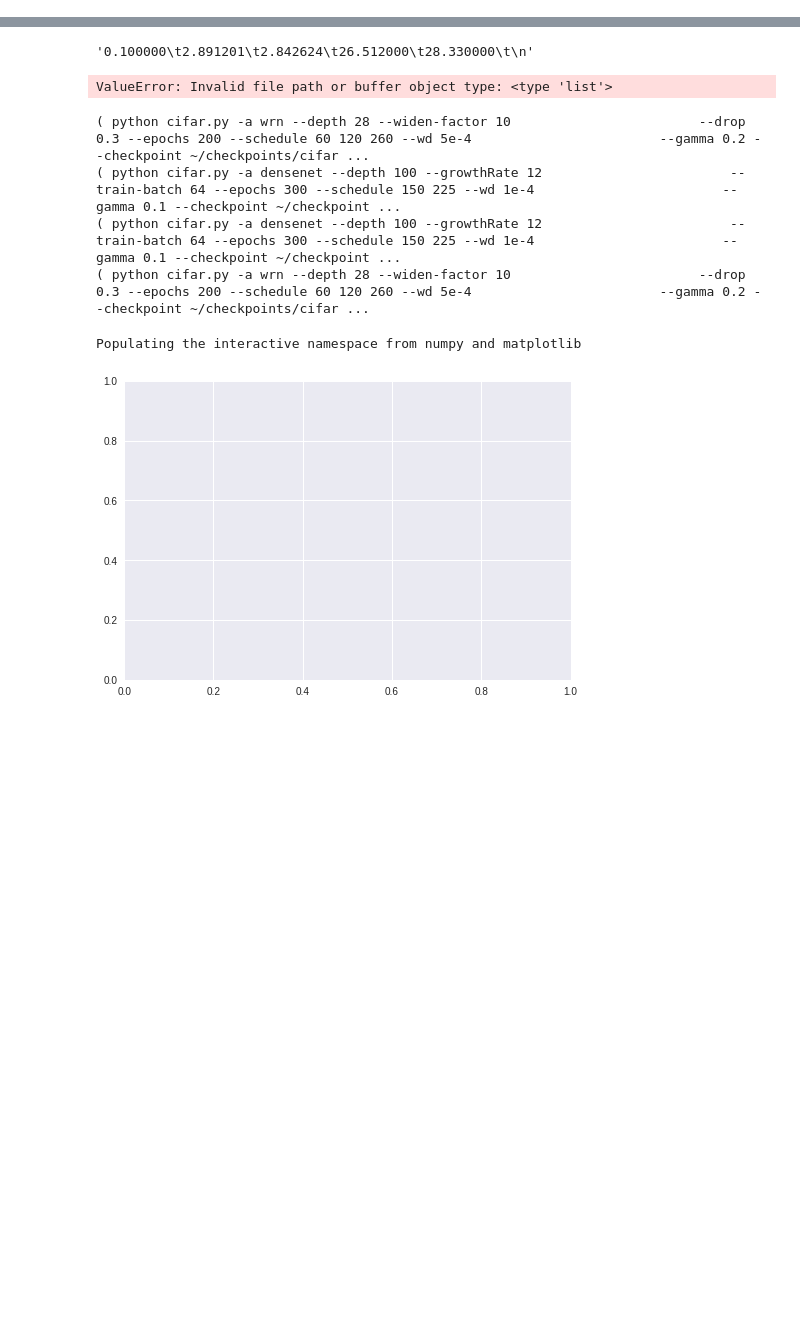
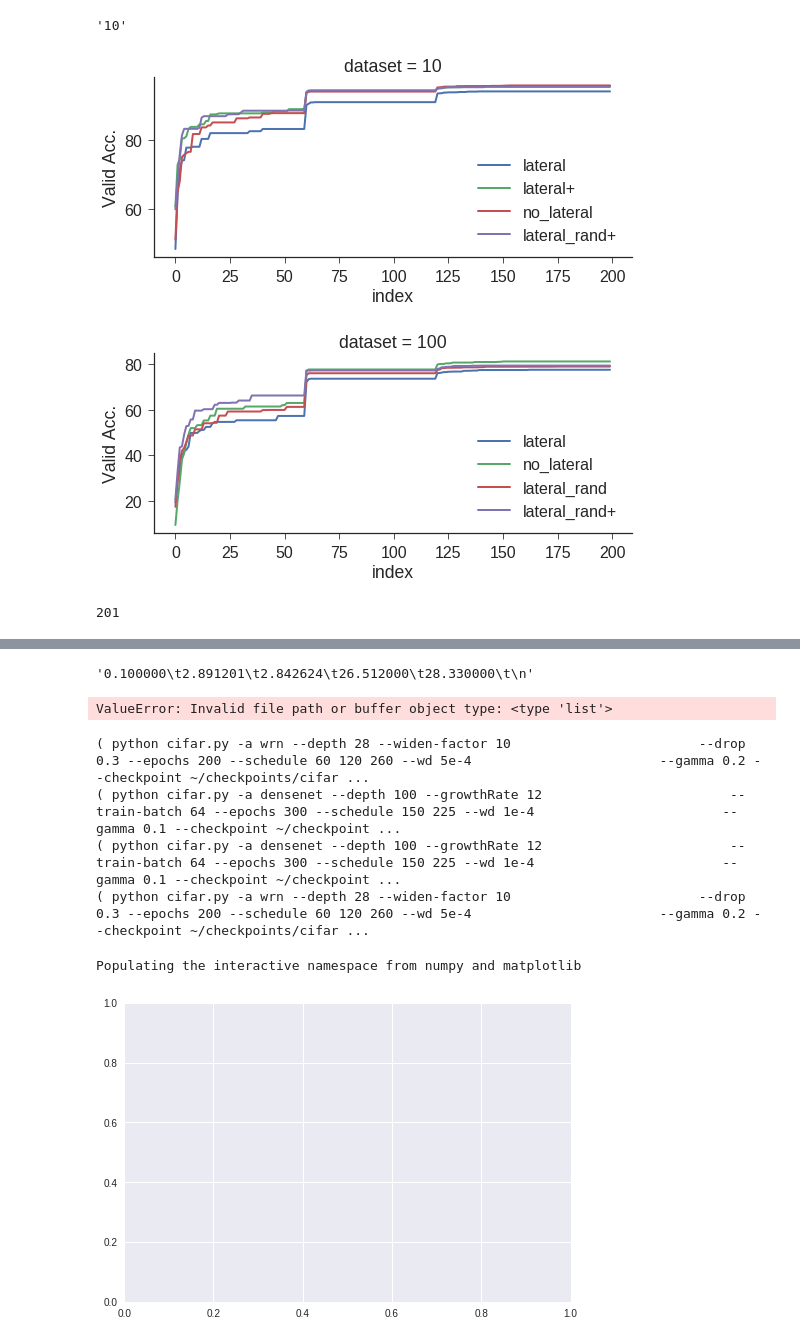
Before and after one commit to rosenfeldamir/pytorch-classification, a Jupyter notebook: Lateral Inhibition.ipynb, the cells around one changed output, grey strips where cells are left out. Drawn from its saved outputs; the diff is of its cells as text; code cells hidden in the pictures; blank space fills up the shorter version.

```diff
--- a/Lateral Inhibition.ipynb
+++ b/Lateral Inhibition.ipynb
@@ -0,0 +167,16 @@
+# %%
+df1=pd.DataFrame(opts_list)
+for dataset in ['10','100']:
+    print '...'
+    df1.loc[df1.dataset==dataset,'total_params']-=min_params_per_dataset[dataset]
+#df1 = df1[df1.perf>0]
+df1.sort_values('total_params')
+
+del df1['epochs']
+del df1['short_trials']
+del df1['trial']
+#df1 = df1[['dataset','lateral','let_inhibition_learn', 'to_repeat','total_params','perf']]
+
+df1=df1.groupby(['dataset','lateral','let_inhibition_learn','to_repeat'],as_index=False).mean().sort_values('perf',ascending=False)#,ascending=False)
+#df2[['dataset','lateral','to_repeat','total_params','perf']]
+df1[df1.dataset=='10']
@@ -0,0 +439,19 @@
+# %%
+a[0]['dataset']
+# %% [output]
+'10'
+# %%
+sns.set_context('paper',font_scale=2)
+sns.set_style('ticks')
+for dataset in ['10','100']:
+    g = sns.FacetGrid(data=z[z.dataset==dataset],col='dataset',hue='mode',size=4,aspect=2)
+    g = g.map_dataframe(plt.plot,'index', 'Valid Acc.',linewidth=2,linestyle='-')
+    #ylim([0,100])
+    legend()
+# %% [output]
+[figure, added]
+[figure, added]
+# %%
+aa_table = pd.read_table(StringIO(L))
+# %% [output]
+201
```
Also changed, not shown: parts of 47 cells of this notebook, 11 other files.
